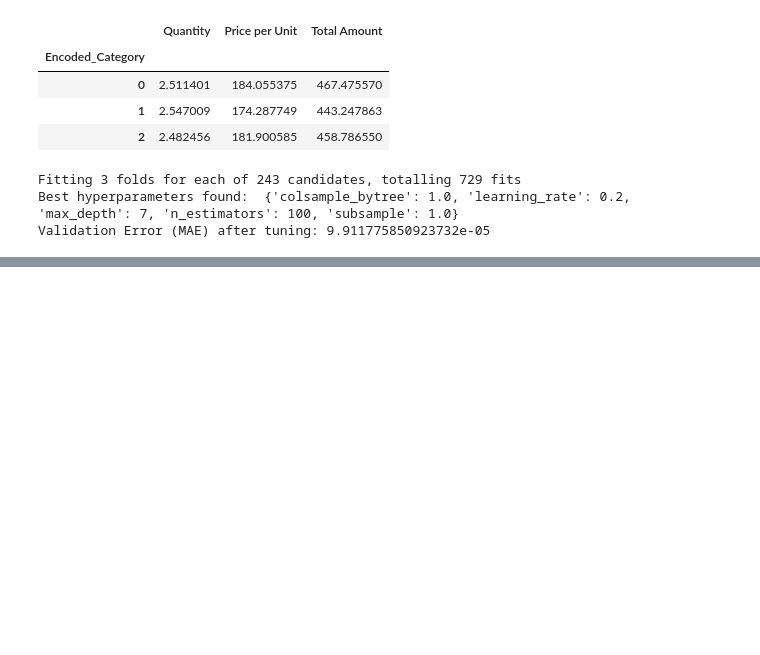
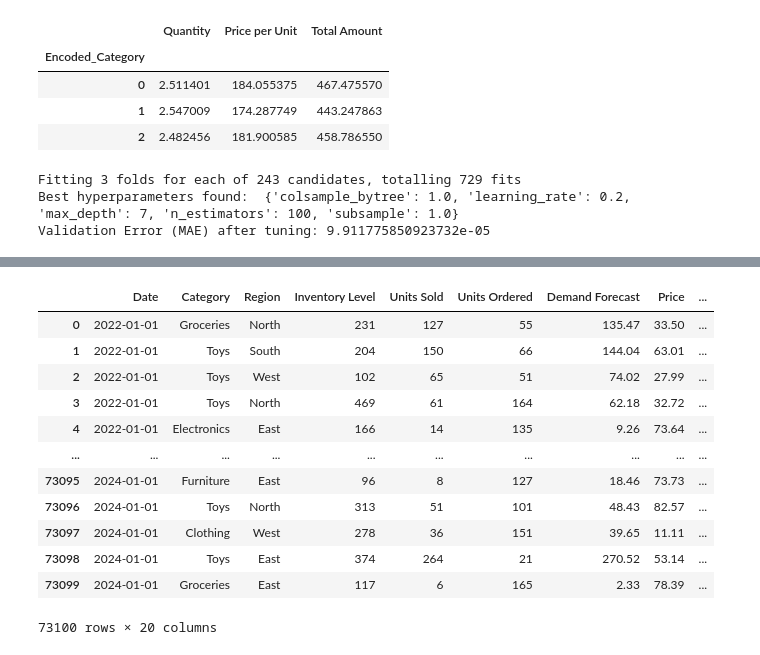
Before and after one commit to shubhanagrawal/Walmart-Hackathon, a Jupyter notebook: walmart.ipynb, the cells around one changed output, grey strips where cells are left out. Drawn from its saved outputs; the diff is of its cells as text; code cells hidden in the pictures; blank space fills up the shorter version.

```diff
--- a/walmart.ipynb
+++ b/walmart.ipynb
@@ -897,0 +765,15 @@ dtype: int64
+# %%
+from datetime import datetime
+
+def weekend_or_weekday(year, month, day):
+    # Explicitly cast year, month, and day to integers
+    d = datetime(int(year), int(month), int(day))
+    return 1 if d.weekday() > 4 else 0
+
+data['weekend'] = data.apply(lambda x: weekend_or_weekday(x['year'], x['month'], x['day']), axis=1)
+# %%
+import numpy as np
+
+data['m1'] = np.sin(data['month'] * (2 * np.pi / 12))
+data['m2'] = np.cos(data['month'] * (2 * np.pi / 12))
+data.head()
@@ -897,0 +788,24 @@ dtype: int64
+# %%
+def which_day(year, month, day):
+    # Explicitly cast year, month, and day to integers
+    return datetime(int(year), int(month), int(day)).weekday()
+
+data['weekday'] = data.apply(lambda x: which_day(x['year'], x['month'], x['day']), axis=1)
+# %%
+data.drop(['Store ID','Product ID'], axis=1, inplace=True)
+# %%
+data
+# %% [output]
+|  | Date | Category | Region | Inventory Level | Units Sold | Units Ordered | Demand Forecast | Price | ... |
+| 0 | 2022-01-01 | Groceries | North | 231 | 127 | 55 | 135.47 | 33.50 | ... |
+| 1 | 2022-01-01 | Toys | South | 204 | 150 | 66 | 144.04 | 63.01 | ... |
+| 2 | 2022-01-01 | Toys | West | 102 | 65 | 51 | 74.02 | 27.99 | ... |
+| 3 | 2022-01-01 | Toys | North | 469 | 61 | 164 | 62.18 | 32.72 | ... |
+| 4 | 2022-01-01 | Electronics | East | 166 | 14 | 135 | 9.26 | 73.64 | ... |
+| ... | ... | ... | ... | ... | ... | ... | ... | ... | ... |
+| 73095 | 2024-01-01 | Furniture | East | 96 | 8 | 127 | 18.46 | 73.73 | ... |
+| 73096 | 2024-01-01 | Toys | North | 313 | 51 | 101 | 48.43 | 82.57 | ... |
+| 73097 | 2024-01-01 | Clothing | West | 278 | 36 | 151 | 39.65 | 11.11 | ... |
+| 73098 | 2024-01-01 | Toys | East | 374 | 264 | 21 | 270.52 | 53.14 | ... |
+| 73099 | 2024-01-01 | Groceries | East | 117 | 6 | 165 | 2.33 | 78.39 | ... |
+73100 rows × 20 columns
```
Also changed, not shown: parts of 67 cells of this notebook.
